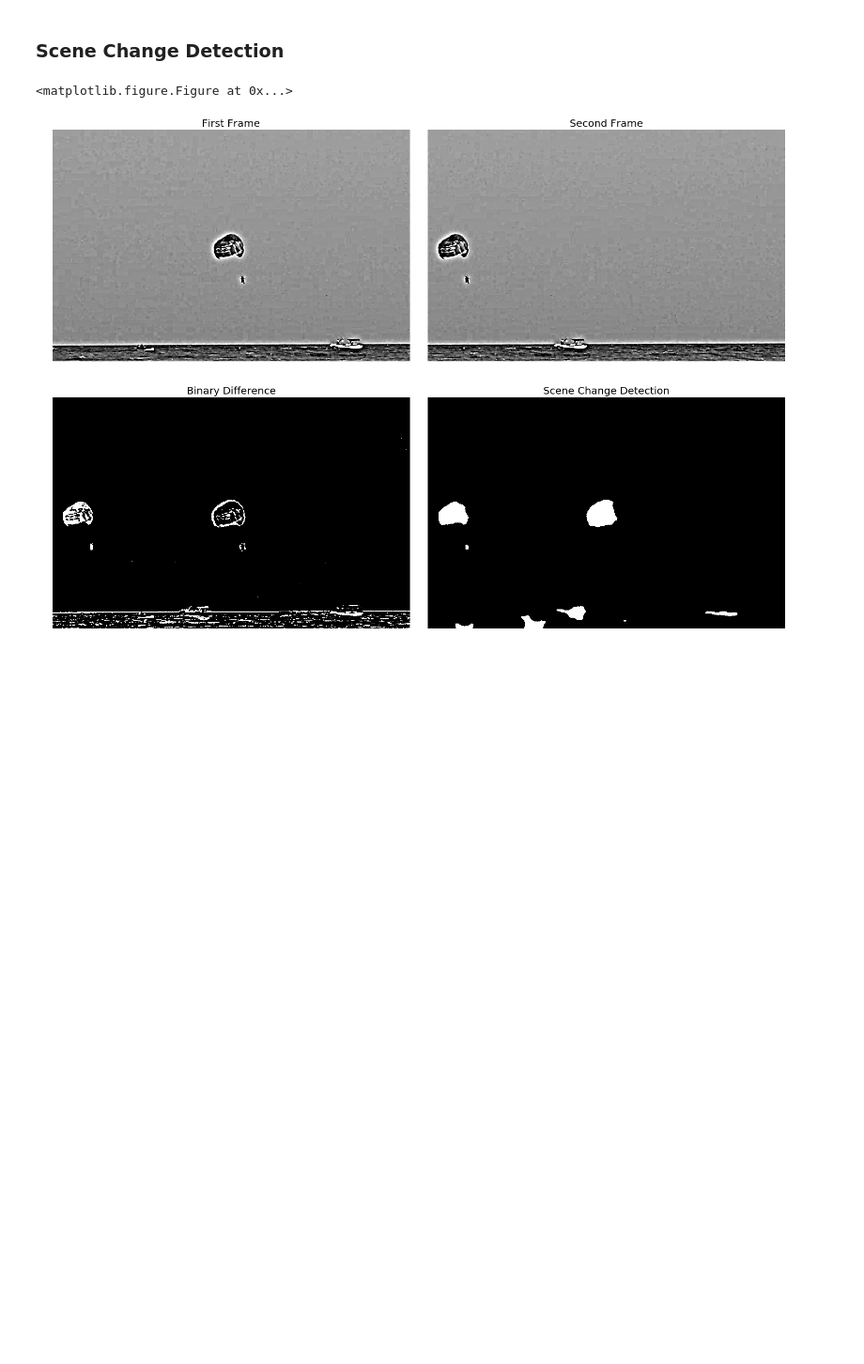
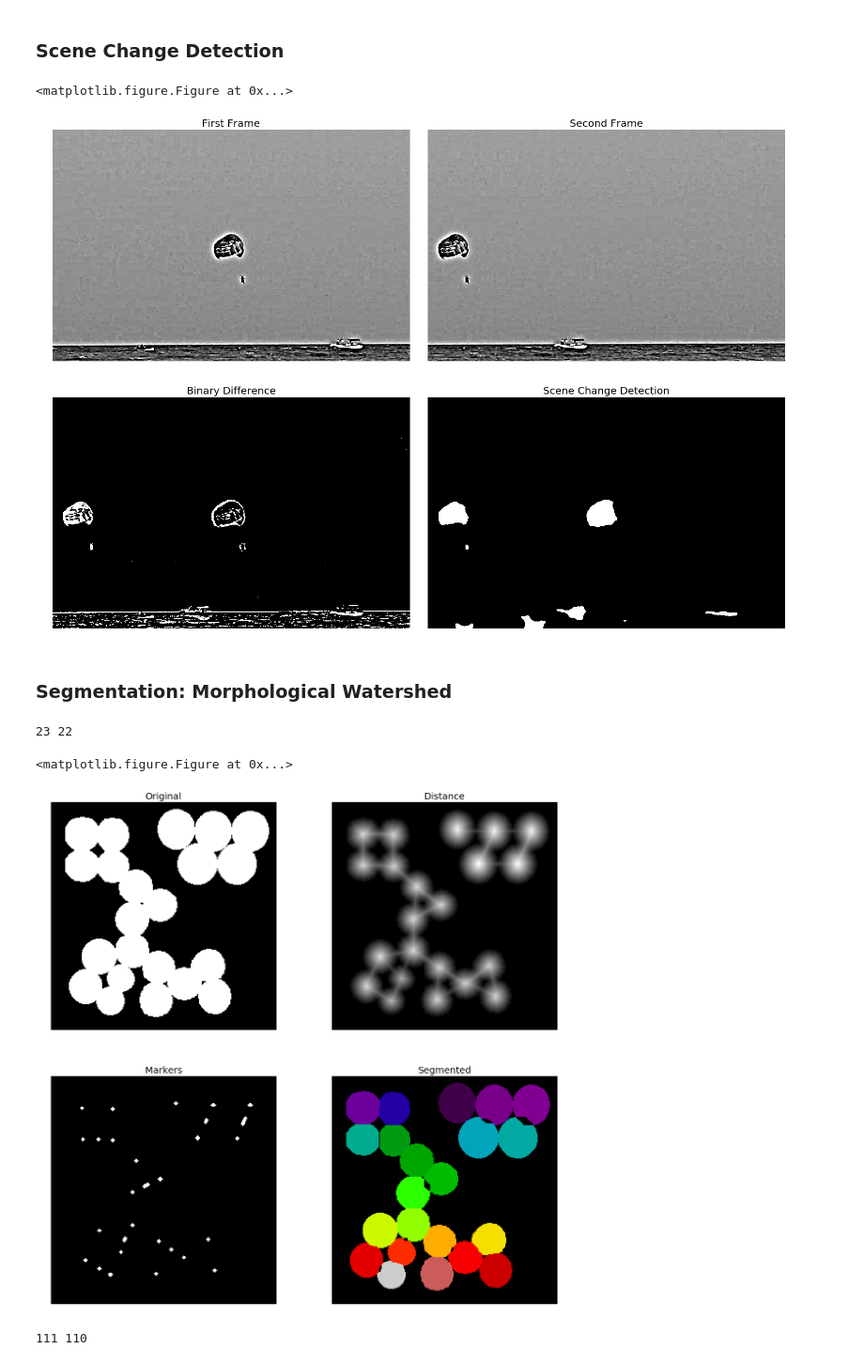
Before and after one commit to PacktPublishing/Python-Image-Processing-Cookbook, a Jupyter notebook: Chapter 04/Chapter 04.ipynb, the cells around one changed output. Shown at 94% size. Saved outputs shown, nothing was run; the diff lists cells and outputs as text; code cells hidden in the pictures; blank space fills up the shorter version.

```diff
--- a/Chapter 04/Chapter 04.ipynb
+++ b/Chapter 04/Chapter 04.ipynb
@@ -211,3 +211,77 @@ plt.show()
 # %% [output]
 <matplotlib.figure.Figure at 0x...>
 [figure]
+# %% [markdown]
+### Segmentation: Morphological Watershed
+# %%
+% matplotlib inline
+from scipy import ndimage as ndi
+from skimage.morphology import watershed, disk, binary_dilation, remove_small_objects
+from skimage.filters import rank, threshold_otsu
+from skimage.feature import peak_local_max
+from skimage.measure import regionprops
+from skimage.util import img_as_ubyte
+from skimage.io import imread
+from skimage.color import rgb2gray
+import numpy as np
+import matplotlib.pyplot as plt
+
+image = img_as_ubyte(rgb2gray(imread('images/circles.png'))) #img_as_ubyte(data.camera())
+distance = ndi.distance_transform_edt(image)
+local_maxi = peak_local_max(distance, indices=False, footprint=np.ones((3, 3)), labels=image)
+markers = ndi.label(local_maxi)[0]
+labels = watershed(-distance, markers, mask=image)
+labels = remove_small_objects(labels, min_size=100)
+props = regionprops(labels)
+print(len(np.unique(labels)), len(props))
+
+plt.gray()
+plt.figure(figsize=(20,20))
+plt.subplot(221), plt.imshow(image), plt.axis('off'), plt.title('Original', size=20)
+plt.subplot(222), plt.imshow(distance), plt.axis('off'), plt.title('Distance', size=20)
+plt.subplot(223), plt.imshow(binary_dilation(markers, disk(2))), plt.axis('off'), plt.title('Markers', size=20)
+plt.subplot(224), plt.imshow(labels, cmap='spectral'), plt.axis('off'), plt.title('Segmented', size=20)
+plt.show()
+
+image = img_as_ubyte(rgb2gray(imread('images/lotus.jpg')))
+denoised = rank.median(image, disk(2))
+# find continuous region (low gradient -
+# where less than 10 for this image) --> markers
+# disk(5) is used here to get a more smooth image
+markers = rank.gradient(denoised, disk(5)) < 20
+markers = ndi.label(markers)[0]
+
+# local gradient (disk(2) is used to keep edges thin)
+gradient = rank.gradient(denoised, disk(2))
+
+labels = watershed(gradient, markers)
+labels = remove_small_objects(labels, min_size=100)
+props = regionprops(labels)
+print(len(np.unique(labels)), len(props))
+
+fig, axes = plt.subplots(nrows=2, ncols=2, figsize=(20, 15), sharex=True, sharey=True)
+ax = axes.ravel()
+
+ax[0].imshow(image, cmap=plt.cm.gray, interpolation='nearest')
+ax[0].set_title("Original", size=20)
+
+ax[1].imshow(gradient, cmap=plt.cm.nipy_spectral, interpolation='nearest')
+ax[1].set_title("Local Gradient", size=20)
+
+ax[2].imshow(markers, cmap=plt.cm.nipy_spectral, interpolation='nearest')
+ax[2].set_title("Markers", size=20)
+
+ax[3].imshow(image, cmap=plt.cm.gray, interpolation='nearest')
+ax[3].imshow(labels, cmap=plt.cm.nipy_spectral, interpolation='nearest', alpha=.7)
+ax[3].set_title("Segmented", size=20)
+
+for a in ax:
+    a.axis('off')
+
+fig.tight_layout()
+plt.show()
+# %% [output]
+23 22
+<matplotlib.figure.Figure at 0x...>
+[figure, added]
+111 110
```
Also changed, not shown: parts of 2 cells of this notebook, 5 other files.
